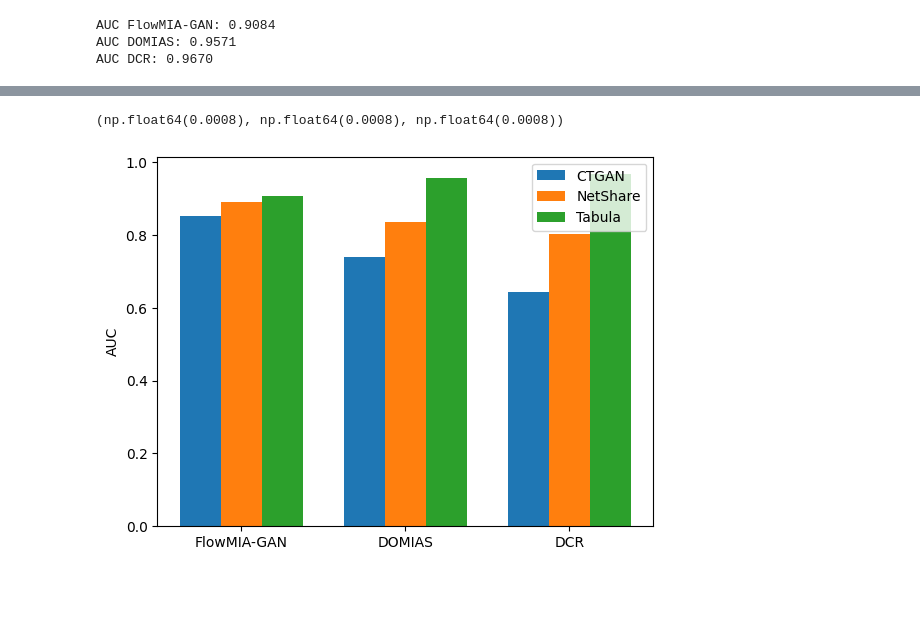
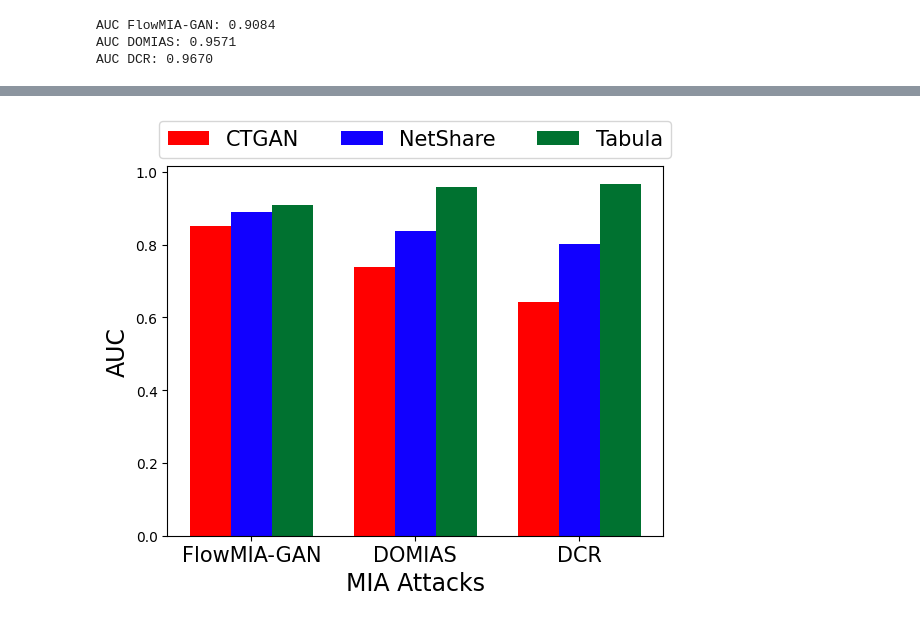
Before and after one commit to guilherme751/FlowMIA, a Jupyter notebook: teste.ipynb, the cells around one changed output, grey strips where cells are left out. Cells and saved outputs as stored; diff of their text form; code cells hidden in the pictures; blank space fills up the shorter version.

```diff
--- a/teste.ipynb
+++ b/teste.ipynb
@@ -316,36 +300,40 @@ roc_curves = {
 	'DOMIAS': [roc_domias_ctgan, roc_domias_netshare, roc_domias_tabula],
 	'DCR': [roc_dcr_ctgan, roc_dcr_netshare, roc_dcr_tabula]
 }
+
+colors = {
+                "NetShare": "#1100ff",
+                "CTGAN": "#ff0000",
+                "Tabula": "#007230"
+            }
-# %%
-roc_flowmiagan_ctgan[0][2], roc_flowmiagan_netshare[0][2], roc_flowmiagan_tabula[0][2]
-# %% [output]
-(np.float64(0.0008), np.float64(0.0008), np.float64(0.0008))
 # %%
 import matplotlib.pyplot as plt
 import numpy as np
 
 models = ['CTGAN', 'NetShare', 'Tabula']
 attacks = list(aucs.keys())
 
 # posição das barras
 x = np.arange(len(attacks))
 width = 0.25
 
 plt.figure()
 
 # plot das barras (uma por modelo)
 for i, model in enumerate(models):
     values = [aucs[attack][i] for attack in attacks]
-    plt.bar(x + i*width, values, width, label=model)
+    plt.bar(x + i*width, values, width, label=model, color=colors[model])
 
 # ajustes
-plt.xticks(x + width, attacks)
-plt.ylabel('AUC')
-plt.legend(loc='best')
+plt.xticks(x + width, attacks, fontsize=15)
+plt.ylabel('AUC', fontsize=17)
+plt.xlabel('MIA Attacks', fontsize=17)
 
+plt.legend(loc='upper center', bbox_to_anchor=(0.5, 1.15), ncol=3, fontsize=15)
+plt.savefig('auc_scores.pdf')
 plt.show()
 # %% [output]
-[figure, old version]
+[figure, new version]
 # %%
 import matplotlib.pyplot as plt
 
```
Also changed, not shown: parts of 15 cells of this notebook, 17 other files.
